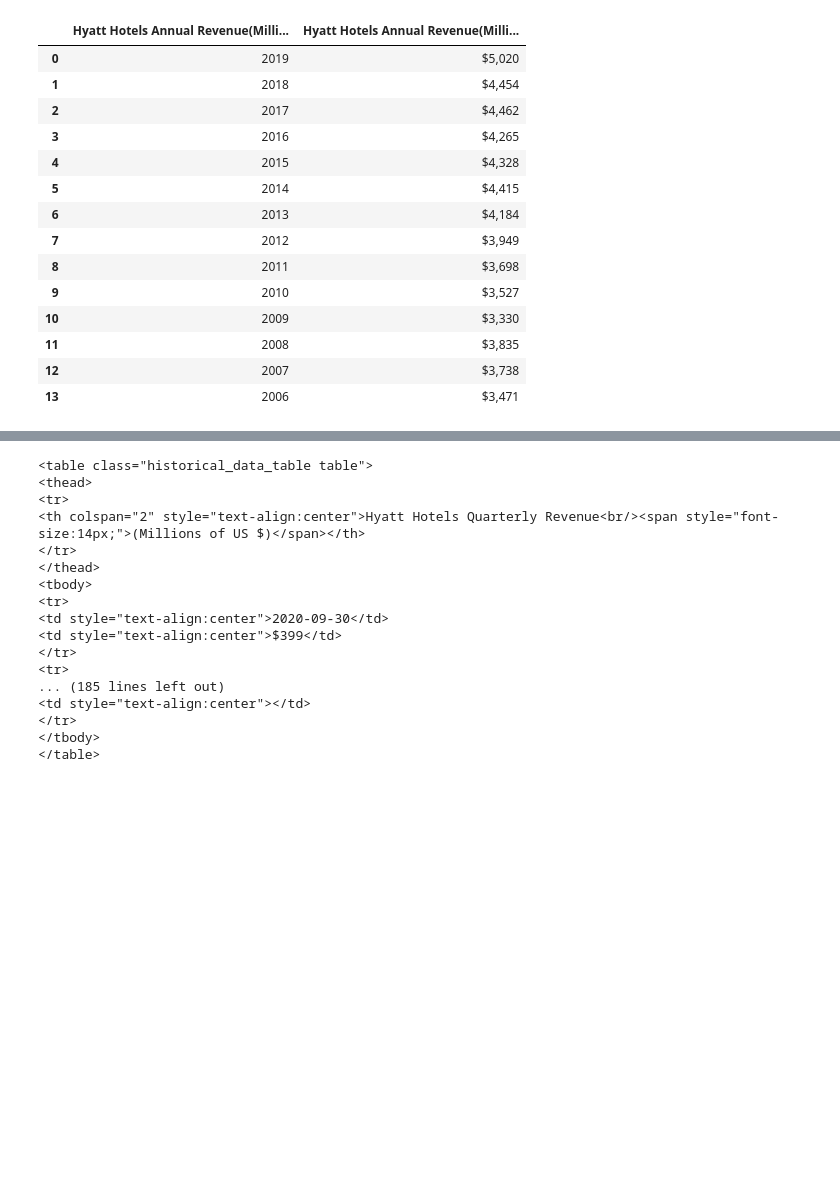
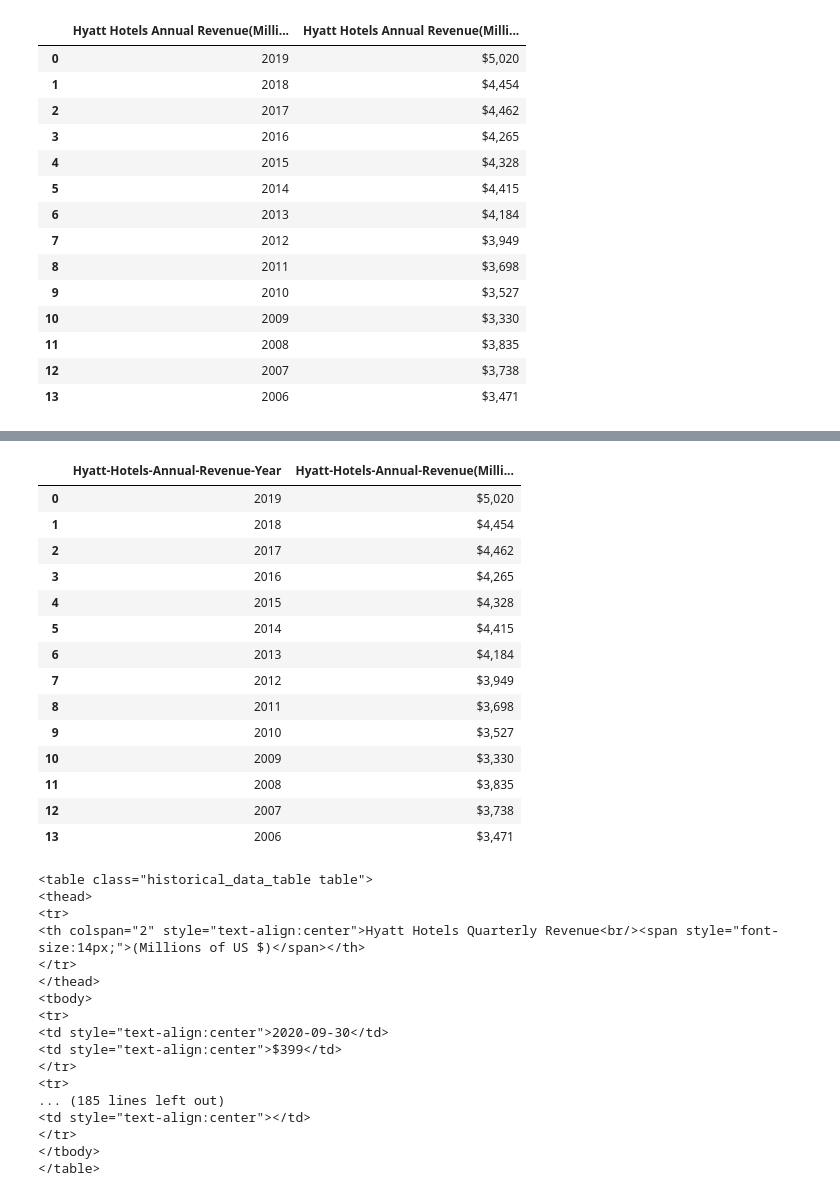
Before and after one commit to pmhu4242/Project_2, a Jupyter notebook: Hotel Webscraping/hyatt_data.ipynb, the cells around one changed output, grey strips where cells are left out. Saved outputs shown, nothing was run; the diff lists cells and outputs as text; code cells hidden in the pictures; blank space fills up the shorter version.

```diff
--- a/Hotel Webscraping/hyatt_data.ipynb
+++ b/Hotel Webscraping/hyatt_data.ipynb
@@ -70,3 +82,21 @@ df
+# %%
+df.rename(columns={"Hyatt Hotels Annual Revenue(Millions of US $)": "Hyatt-Hotels-Annual-Revenue-Year", "Hyatt Hotels Annual Revenue(Millions of US $).1": "Hyatt-Hotels-Annual-Revenue(Millions-of-US-$)"})
+# %% [output]
+|  | Hyatt-Hotels-Annual-Revenue-Year | Hyatt-Hotels-Annual-Revenue(Milli... |
+| 0 | 2019 | $5,020 |
+| 1 | 2018 | $4,454 |
+| 2 | 2017 | $4,462 |
+| 3 | 2016 | $4,265 |
+| 4 | 2015 | $4,328 |
+| 5 | 2014 | $4,415 |
+| 6 | 2013 | $4,184 |
+| 7 | 2012 | $3,949 |
+| 8 | 2011 | $3,698 |
+| 9 | 2010 | $3,527 |
+| 10 | 2009 | $3,330 |
+| 11 | 2008 | $3,835 |
+| 12 | 2007 | $3,738 |
+| 13 | 2006 | $3,471 |
 # %%
 df.to_csv (r"~/Desktop/Project_2/CSV's/hyatt_data\hyatt_ann_rev_dataframe.csv", index = False, header=True)
 # %%
```
Also changed, not shown: parts of 7 cells of this notebook, 7 other files.
